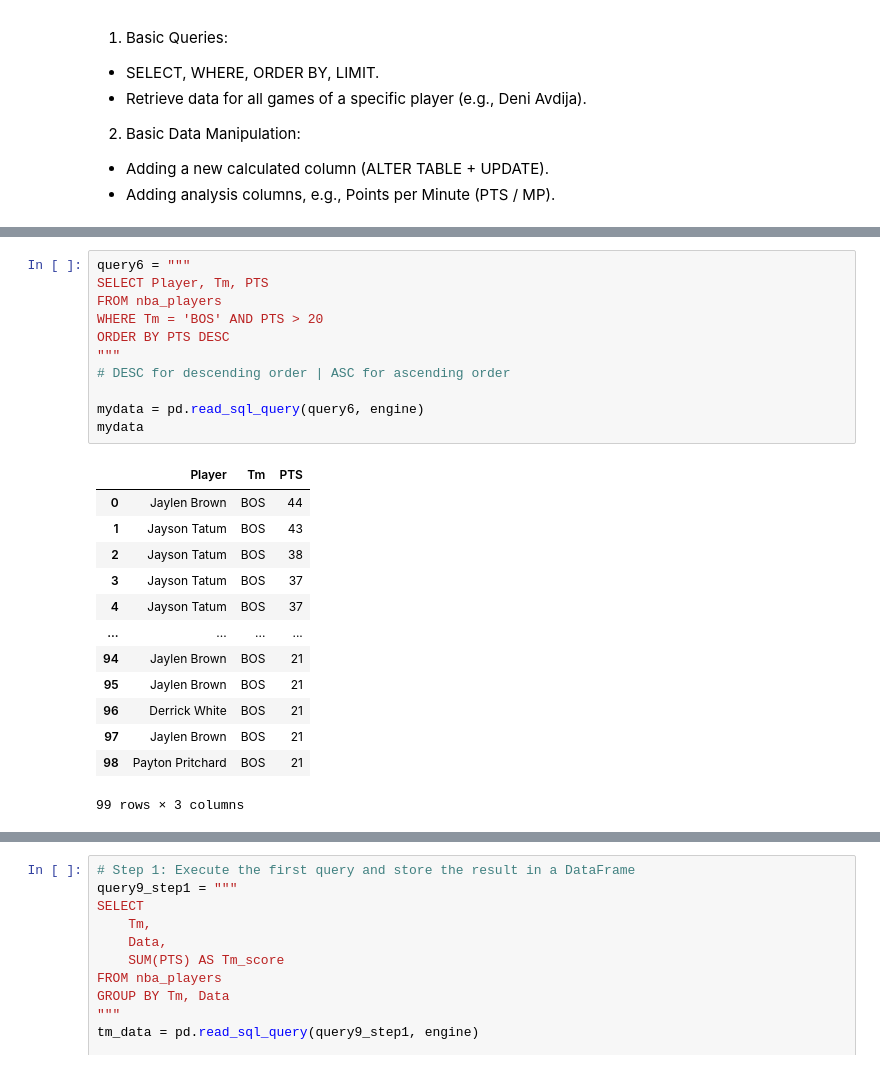
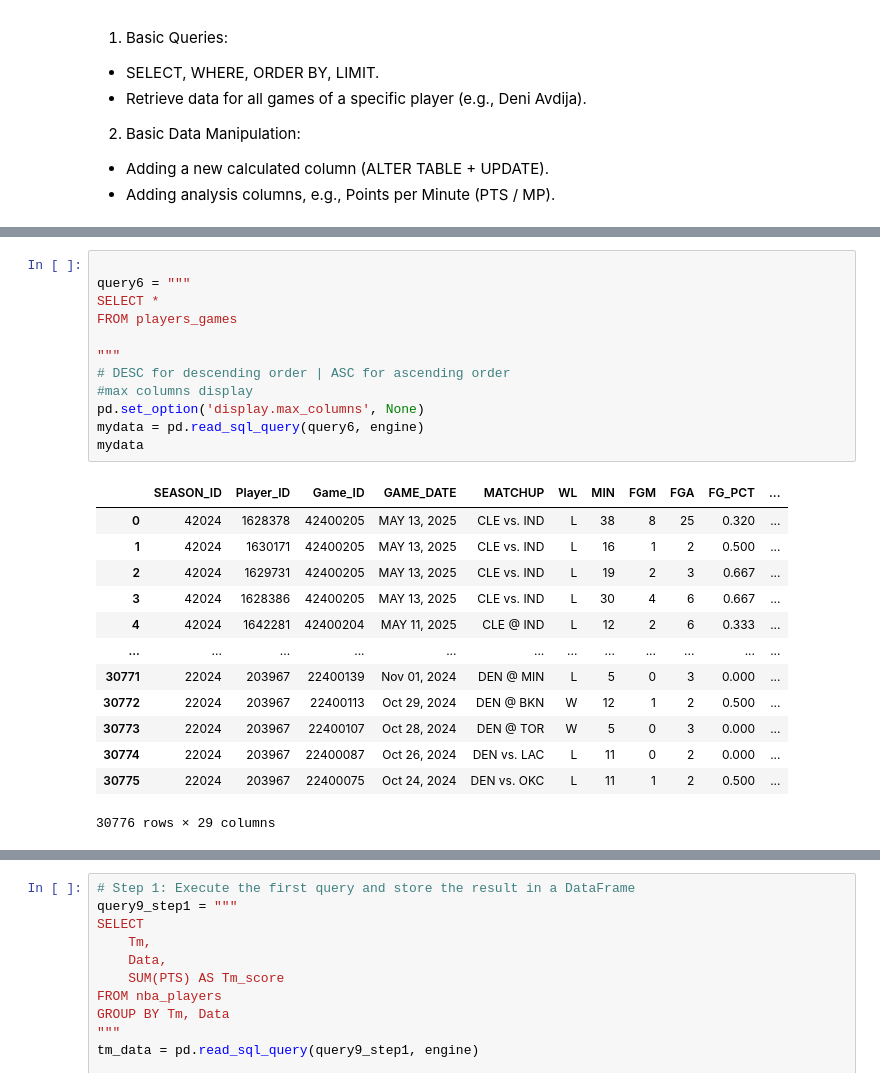
Before and after one commit to Saarp84/portfolio, a Jupyter notebook: SQL Progress/SQL training.ipynb, the cells around one changed output, grey strips where cells are left out. Saved outputs shown, nothing was run; the diff lists cells and outputs as text.

```diff
--- a/SQL Progress/SQL training.ipynb
+++ b/SQL Progress/SQL training.ipynb
@@ -166,25 +153,26 @@ mydata
 # %%
+
 query6 = """
-SELECT Player, Tm, PTS
-FROM nba_players
-WHERE Tm = 'BOS' AND PTS > 20
-ORDER BY PTS DESC
+SELECT *
+FROM players_games
+
 """
 # DESC for descending order | ASC for ascending order
-
+#max columns display
+pd.set_option('display.max_columns', None)
 mydata = pd.read_sql_query(query6, engine)
 mydata
 # %% [output]
-|  | Player | Tm | PTS |
-| 0 | Jaylen Brown | BOS | 44 |
-| 1 | Jayson Tatum | BOS | 43 |
-| 2 | Jayson Tatum | BOS | 38 |
-| 3 | Jayson Tatum | BOS | 37 |
-| 4 | Jayson Tatum | BOS | 37 |
-| ... | ... | ... | ... |
-| 94 | Jaylen Brown | BOS | 21 |
-| 95 | Jaylen Brown | BOS | 21 |
-| 96 | Derrick White | BOS | 21 |
-| 97 | Jaylen Brown | BOS | 21 |
-| 98 | Payton Pritchard | BOS | 21 |
+|  | SEASON_ID | Player_ID | Game_ID | GAME_DATE | MATCHUP | WL | MIN | FGM | FGA | FG_PCT | ... |
+| 0 | 42024 | 1628378 | 42400205 | MAY 13, 2025 | CLE vs. IND | L | 38 | 8 | 25 | 0.320 | ... |
+| 1 | 42024 | 1630171 | 42400205 | MAY 13, 2025 | CLE vs. IND | L | 16 | 1 | 2 | 0.500 | ... |
+| 2 | 42024 | 1629731 | 42400205 | MAY 13, 2025 | CLE vs. IND | L | 19 | 2 | 3 | 0.667 | ... |
+| 3 | 42024 | 1628386 | 42400205 | MAY 13, 2025 | CLE vs. IND | L | 30 | 4 | 6 | 0.667 | ... |
+| 4 | 42024 | 1642281 | 42400204 | MAY 11, 2025 | CLE @ IND | L | 12 | 2 | 6 | 0.333 | ... |
+| ... | ... | ... | ... | ... | ... | ... | ... | ... | ... | ... | ... |
+| 30771 | 22024 | 203967 | 22400139 | Nov 01, 2024 | DEN @ MIN | L | 5 | 0 | 3 | 0.000 | ... |
+| 30772 | 22024 | 203967 | 22400113 | Oct 29, 2024 | DEN @ BKN | W | 12 | 1 | 2 | 0.500 | ... |
+| 30773 | 22024 | 203967 | 22400107 | Oct 28, 2024 | DEN @ TOR | W | 5 | 0 | 3 | 0.000 | ... |
+| 30774 | 22024 | 203967 | 22400087 | Oct 26, 2024 | DEN vs. LAC | L | 11 | 0 | 2 | 0.000 | ... |
+| 30775 | 22024 | 203967 | 22400075 | Oct 24, 2024 | DEN vs. OKC | L | 11 | 1 | 2 | 0.500 | ... |
-99 rows × 3 columns
+30776 rows × 29 columns
```
Also changed, not shown: parts of 17 cells of this notebook, 6 other files.
